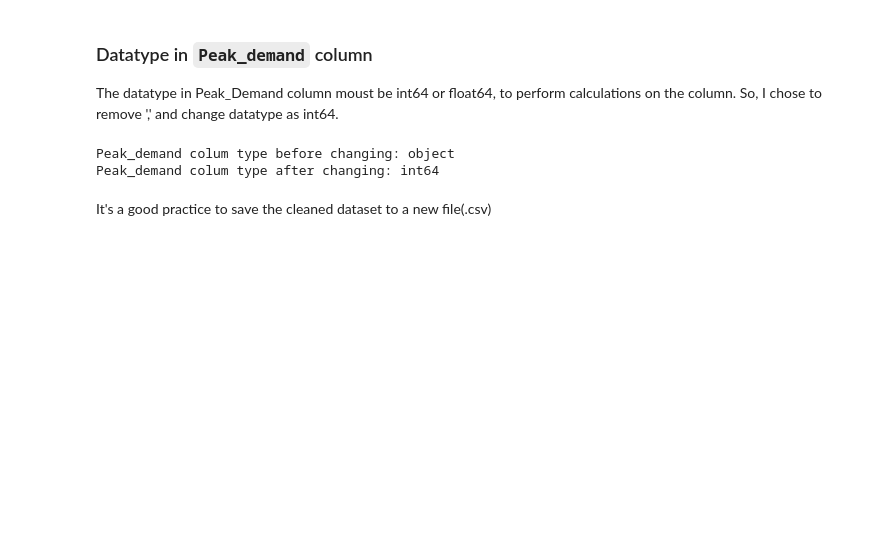
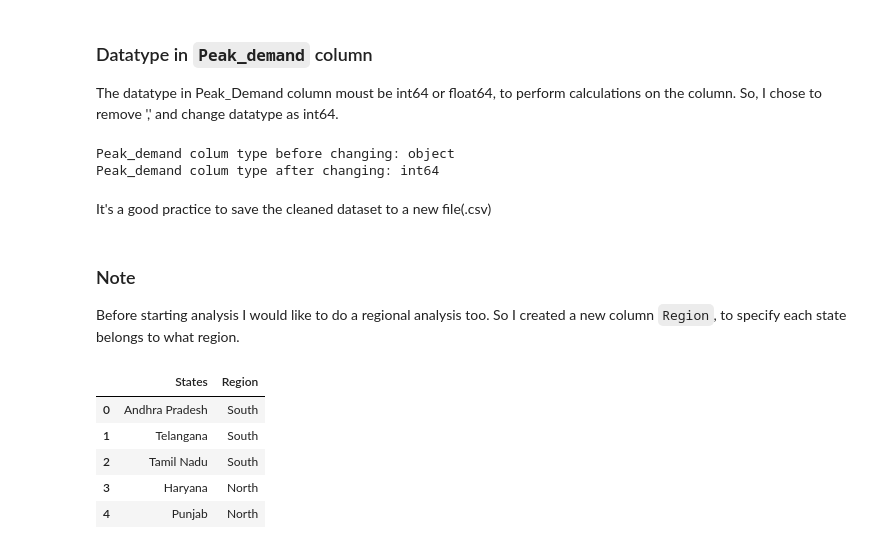
Before and after one commit to VishnuCodes96/capstone_projects, a Jupyter notebook: capstone_project_1.ipynb, the cells around one changed output. Drawn from its saved outputs; the diff is of its cells as text; code cells hidden in the pictures; blank space fills up the shorter version.

```diff
--- a/capstone_project_1.ipynb
+++ b/capstone_project_1.ipynb
@@ -129,3 +129,6 @@ Peak_demand colum type after changing: int64
 It's a good practice to save the cleaned dataset to a new file(.csv)
 # %%
 clean_states_df.to_csv("cleaned_state_wise_renewable_energy.csv", index=False)
+# %% [markdown]
+### Note
+Before starting analysis I would like to do a regional analysis too. So I created a new column `Region`, to specify each state belongs to what region.
@@ -131,0 +156,10 @@ clean_states_df.to_csv("cleaned_state_wise_renewable_energy.csv", index=False)
+# %%
+region_map_df = pd.DataFrame(list(region_map.items()),columns=["States","Region"])
+region_map_df.head()
+# %% [output]
+|  | States | Region |
+| 0 | Andhra Pradesh | South |
+| 1 | Telangana | South |
+| 2 | Tamil Nadu | South |
+| 3 | Haryana | North |
+| 4 | Punjab | North |
```
Also changed, not shown: parts of 4 cells of this notebook.
